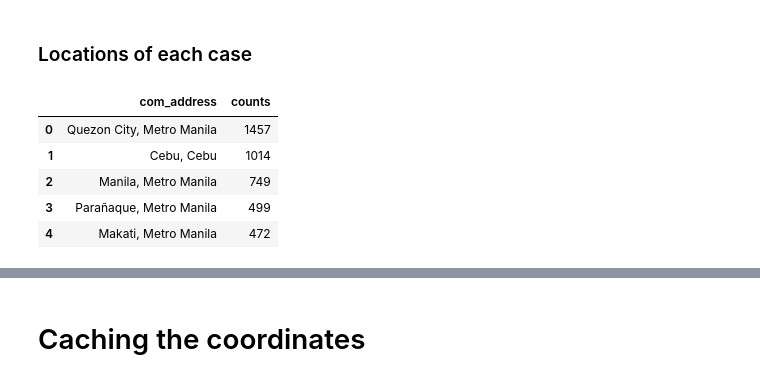
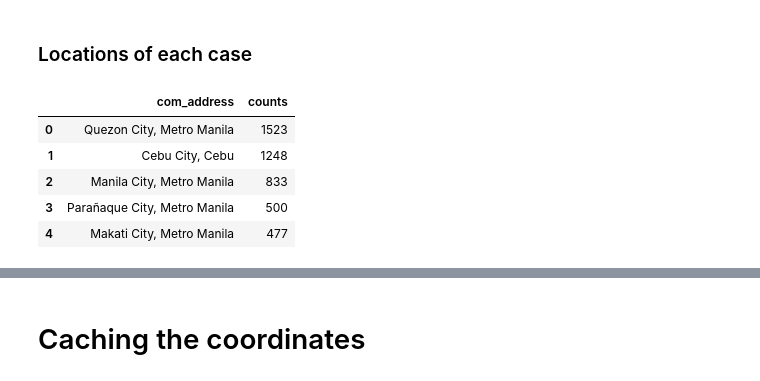
Before and after one commit to ValAnthonyB/COVID19_PH_Project, a Jupyter notebook: data_from_DOH_gsheets.ipynb, the cells around one changed output, grey strips where cells are left out. Drawn from its saved outputs; the diff is of its cells as text; code cells hidden in the pictures.

```diff
--- a/data_from_DOH_gsheets.ipynb
+++ b/data_from_DOH_gsheets.ipynb
@@ -38,7 +41,7 @@ time_stamp = today.strftime("%m-%d-%Y")
 # %% [markdown]
 # Loading the data
 # %%
-df = pd.read_csv('Raw Data/DOH COVID Data Drop_ 20200506 - 05 Case Information.csv')
+df = pd.read_csv('Raw Data/DOH COVID Data Drop_ 20200509 - 05 Case Information.csv')
 df.tail()
 # %% [output]
 |  | CaseCode | Age | AgeGroup | Sex | DateRepConf | DateDied | DateRecover | RemovalType | DateRepRem | ... |
@@ -96,3 +99,25 @@ df.ProvRes.replace(to_replace ="Davao De Oro", value ="Davao de Oro", inplace=Tr
+# %%
+df.ProvRes.replace(to_replace ="Metro Manila", value ="Metropolitan Manila", inplace=True)
+df.ProvRes.replace(to_replace ="Cotabato", value ="North Cotabato", inplace=True)
+df.ProvRes.replace(to_replace ="Compostela Valley", value ="Davao de Oro", inplace=True)
+# %%
+def remove_parenthesis(text):
+    if '(' in text:
+        return re.findall('(.+) \(.+\)', text)[0]
+    else:
+        return text
+
+# Removes "City of"
+def remove_cityof(txt):
+    if 'City Of' in txt:
+        return re.findall('City Of (.+)', txt)[0] + ' City'
+    if 'City of' in txt:
+        return re.findall('City of (.+)', txt)[0] + ' City'
+    else:
+        return txt
+# %%
+# Updates the Province column and removes (former name) and City of
+df.CityMunRes = df.CityMunRes.apply(remove_parenthesis).apply(remove_cityof)
 # %%
 df.CityMunRes.replace(to_replace ="Jala-Jala", value ="Jalajala", inplace=True)
 # %% [markdown]
@@ -887,47 +921,28 @@ len(df_regions)
 # %%
 df_locs = df[(df.CityMunRes!="For Validation") & (df.CityMunRes!="For Validation") & (df.ProvRes.notnull()) & (df.CityMunRes.notnull())][['CaseCode', 'ProvRes', 'CityMunRes']].copy()
 
 # Replacing Metropolitan Manila to Metro Manila
 df_locs.ProvRes.replace(to_replace='Metropolitan Manila', value='Metro Manila', inplace=True)
-
-# Removes parenthesis in cities
-def remove_parenthesis(text):
-    if '(' in text:
-        return re.findall('(.+) \(.+\)', text)[0]
-    else:
-        return text
-
-# Removes "City of"
-def remove_cityof(txt):
-    if 'City Of' in txt:
-        return re.findall('City Of (.+)', txt)[0]
-    if 'City of' in txt:
-        return re.findall('City of (.+)', txt)[0]
-    else:
-        return txt
-
-# Updates the Province column and removes (former name) and City of
-df_locs.CityMunRes = df_locs.CityMunRes.apply(remove_parenthesis).apply(remove_cityof)
 
 # Combining the city and province string for geocoding
 df_locs['comp_address'] = [df_locs.iloc[i].CityMunRes + ', ' + df_locs.iloc[i].ProvRes for i in range(0, len(df_locs))]
 
 df_locs = pd.DataFrame(df_locs.comp_address.value_counts())
 df_locs.columns = ['counts']
 df_locs['com_address'] = df_locs.index
 df_locs.index = [i for i in range(0, len(df_locs))]
 df_locs = df_locs[['com_address', 'counts']]
 df_locs.head()
 
 # with pd.option_context('display.max_rows', None, 'display.max_columns', None):
 #     display(df_locs)
 # %% [output]
 |  | com_address | counts |
-| 0 | Quezon City, Metro Manila | 1457 |
-| 1 | Cebu, Cebu | 1014 |
-| 2 | Manila, Metro Manila | 749 |
-| 3 | Parañaque, Metro Manila | 499 |
-| 4 | Makati, Metro Manila | 472 |
+| 0 | Quezon City, Metro Manila | 1523 |
+| 1 | Cebu City, Cebu | 1248 |
+| 2 | Manila City, Metro Manila | 833 |
+| 3 | Parañaque City, Metro Manila | 500 |
+| 4 | Makati City, Metro Manila | 477 |
 # %%
 # Reading the cached coordinates
 
```
Also changed, not shown: parts of 62 cells of this notebook, 18 other files.
